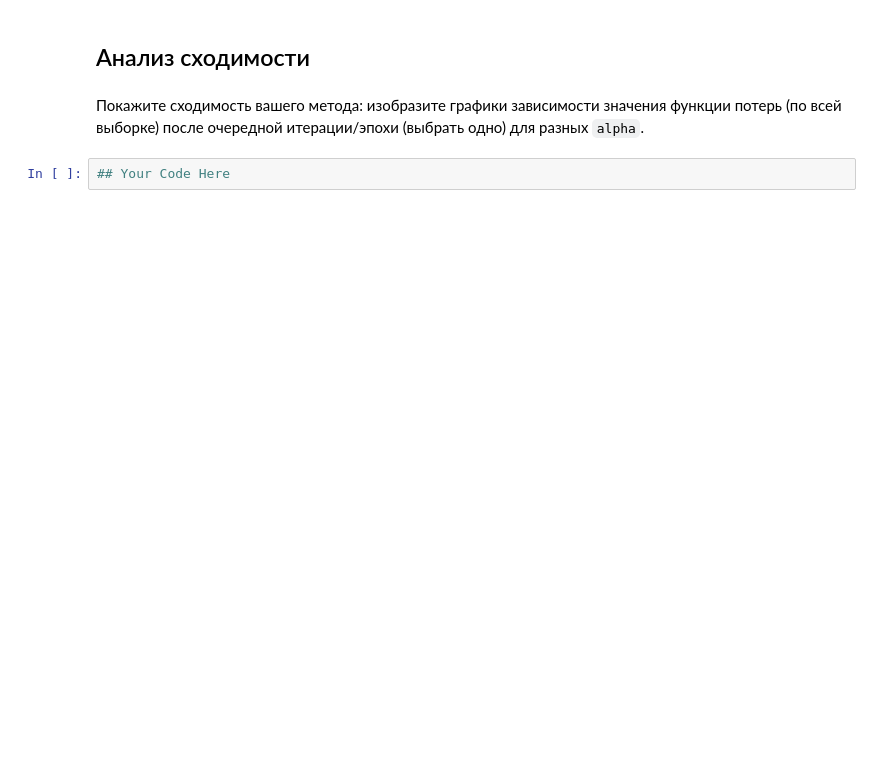
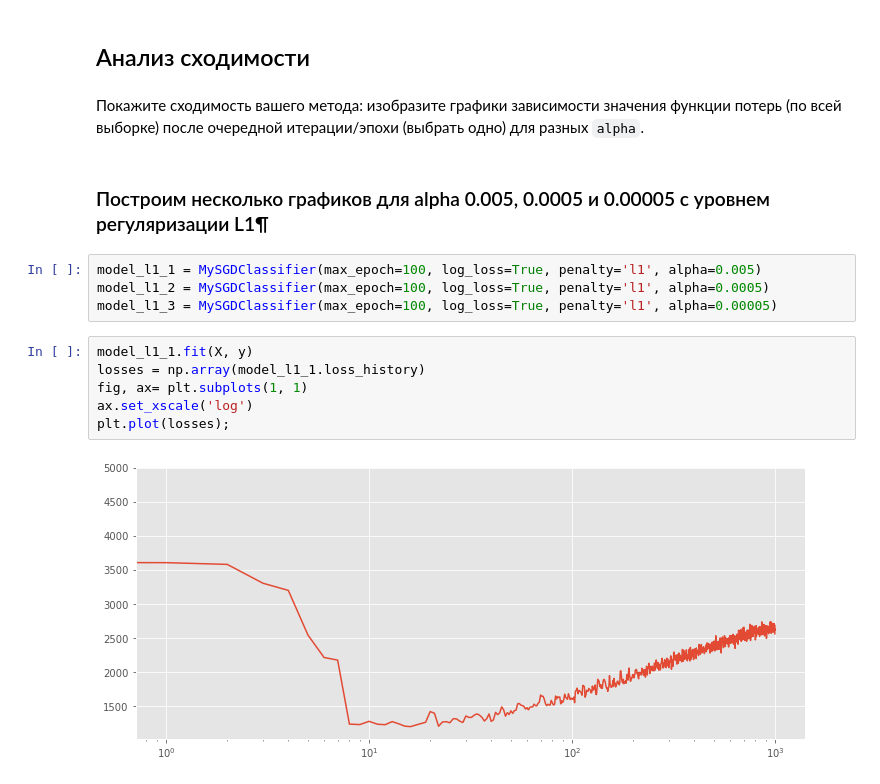
Before and after one commit to AndrewLrrr/otus-big-data, a Jupyter notebook: hw3/homework.ipynb, the cells around one changed output. Drawn from its saved outputs; the diff is of its cells as text; blank space fills up the shorter version.

```diff
--- a/hw3/homework.ipynb
+++ b/hw3/homework.ipynb
@@ -201,5 +174,17 @@ SGDClassifier Test f1-score = 0.867
 ## Анализ сходимости
 # %% [markdown]
 Покажите сходимость вашего метода: изобразите графики зависимости значения функции потерь (по всей выборке) после очередной итерации/эпохи (выбрать одно) для разных `alpha`.
-# %%
-## Your Code Here
+# %% [markdown]
+### Построим несколько графиков для alpha 0.005, 0.0005 и 0.00005  с уровнем регуляризации L1¶
+# %%
+model_l1_1 = MySGDClassifier(max_epoch=100, log_loss=True, penalty='l1', alpha=0.005)
+model_l1_2 = MySGDClassifier(max_epoch=100, log_loss=True, penalty='l1', alpha=0.0005)
+model_l1_3 = MySGDClassifier(max_epoch=100, log_loss=True, penalty='l1', alpha=0.00005)
+# %%
+model_l1_1.fit(X, y)
+losses = np.array(model_l1_1.loss_history)
+fig, ax= plt.subplots(1, 1)
+ax.set_xscale('log')
+plt.plot(losses);
+# %% [output]
+[figure, added]
```
Also changed, not shown: parts of 38 cells of this notebook.
